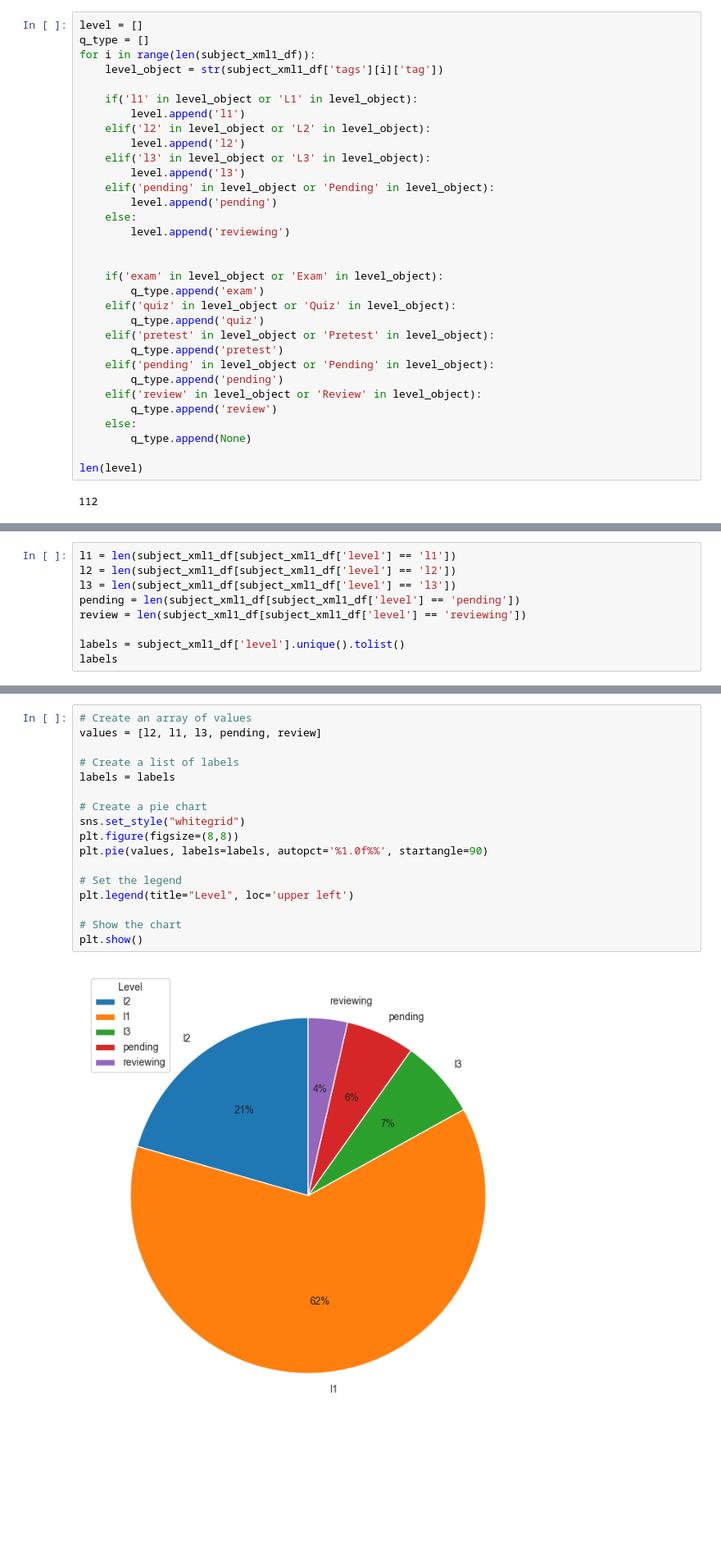
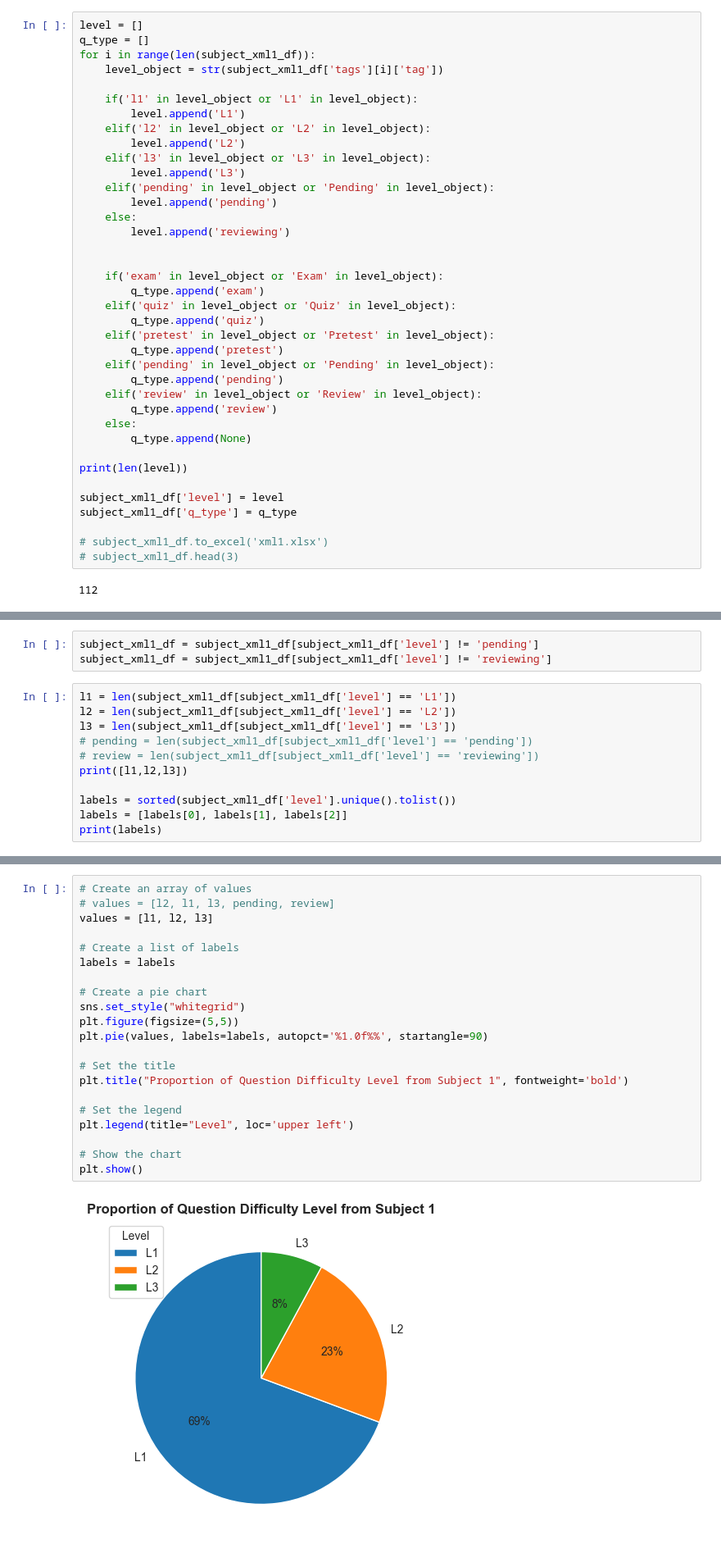
Before and after one commit to Sophal24/DSE_analysis_ds_2023, a Jupyter notebook: 5_question_difficult_level.ipynb, the cells around one changed output, grey strips where cells are left out. Shown at 82% size. Saved outputs shown, nothing was run; the diff lists cells and outputs as text; blank space fills up the shorter version.

Commit message:
Update question difficulty level

```diff
--- a/5_question_difficult_level.ipynb
+++ b/5_question_difficult_level.ipynb
@@ -84,11 +192,11 @@ for i in range(len(subject_xml1_df)):
     level_object = str(subject_xml1_df['tags'][i]['tag'])
 
     if('l1' in level_object or 'L1' in level_object):
-        level.append('l1')
+        level.append('L1')
     elif('l2' in level_object or 'L2' in level_object):
-        level.append('l2')
+        level.append('L2')
     elif('l3' in level_object or 'L3' in level_object):
-        level.append('l3')
+        level.append('L3')
     elif('pending' in level_object or 'Pending' in level_object):
         level.append('pending')
     else:
@@ -108,6 +216,12 @@ for i in range(len(subject_xml1_df)):
     else:
         q_type.append(None)
 
-len(level)
+print(len(level))
+
+subject_xml1_df['level'] = level
+subject_xml1_df['q_type'] = q_type
+
+# subject_xml1_df.to_excel('xml1.xlsx')
+# subject_xml1_df.head(3)
 # %% [output]
 112
@@ -134,10 +230,15 @@ subject_xml1_df
+# %%
+subject_xml1_df = subject_xml1_df[subject_xml1_df['level'] != 'pending']
+subject_xml1_df = subject_xml1_df[subject_xml1_df['level'] != 'reviewing']
 # %%
-l1 = len(subject_xml1_df[subject_xml1_df['level'] == 'l1'])
-l2 = len(subject_xml1_df[subject_xml1_df['level'] == 'l2'])
-l3 = len(subject_xml1_df[subject_xml1_df['level'] == 'l3'])
-pending = len(subject_xml1_df[subject_xml1_df['level'] == 'pending'])
-review = len(subject_xml1_df[subject_xml1_df['level'] == 'reviewing'])
+l1 = len(subject_xml1_df[subject_xml1_df['level'] == 'L1'])
+l2 = len(subject_xml1_df[subject_xml1_df['level'] == 'L2'])
+l3 = len(subject_xml1_df[subject_xml1_df['level'] == 'L3'])
+# pending = len(subject_xml1_df[subject_xml1_df['level'] == 'pending'])
+# review = len(subject_xml1_df[subject_xml1_df['level'] == 'reviewing'])
+print([l1,l2,l3])
 
-labels = subject_xml1_df['level'].unique().tolist()
-labels
+labels = sorted(subject_xml1_df['level'].unique().tolist())
+labels = [labels[0], labels[1], labels[2]]
+print(labels)
 # %% [output]
@@ -145,22 +247,26 @@ labels
 # %%
 # Create an array of values
-values = [l2, l1, l3, pending, review]
+# values = [l2, l1, l3, pending, review]
+values = [l1, l2, l3]
 
 # Create a list of labels
 labels = labels
 
 # Create a pie chart
 sns.set_style("whitegrid")
-plt.figure(figsize=(8,8))
+plt.figure(figsize=(5,5))
 plt.pie(values, labels=labels, autopct='%1.0f%%', startangle=90)
+
+# Set the title
+plt.title("Proportion of Question Difficulty Level from Subject 1", fontweight='bold')
 
 # Set the legend
 plt.legend(title="Level", loc='upper left')
 
 # Show the chart
 plt.show()
 # %% [output]
-[figure, old version]
+[figure, new version]
 # %% [markdown]
 ## Read QuestionStats
 # %%
```
Also changed, not shown: parts of 14 cells of this notebook.
